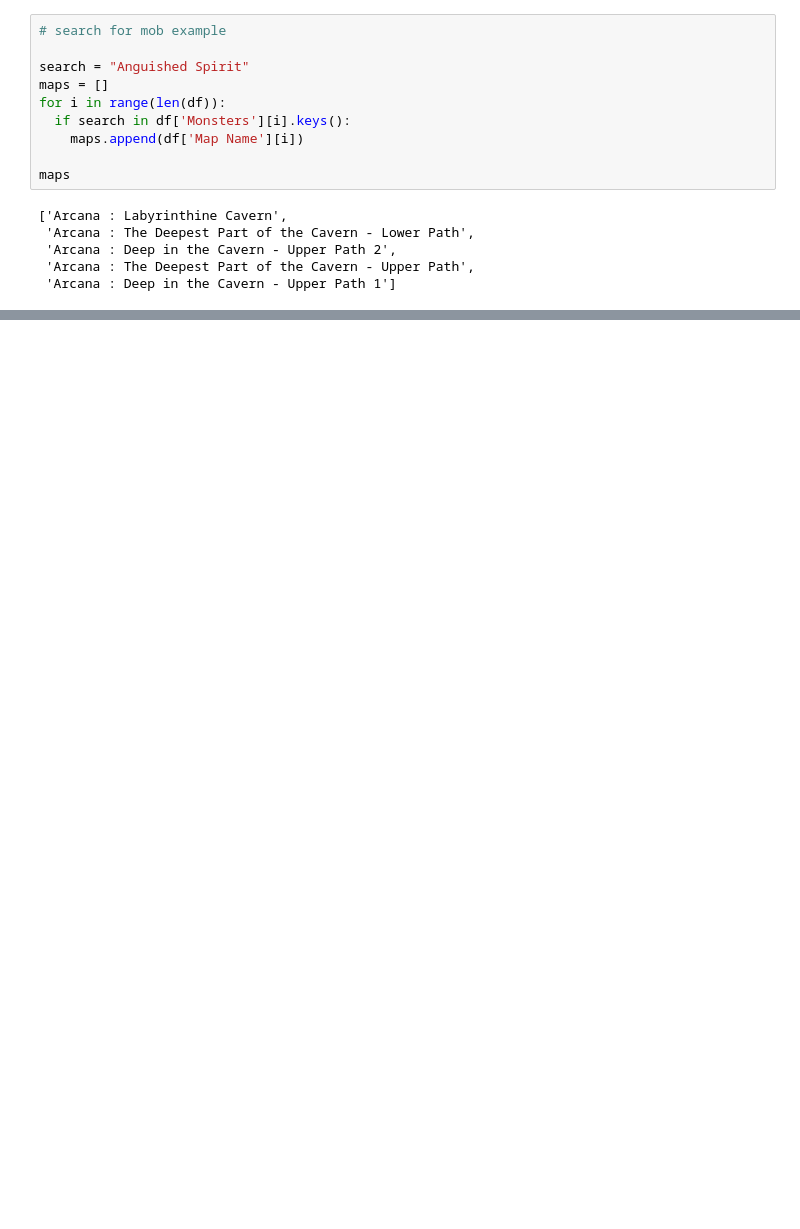
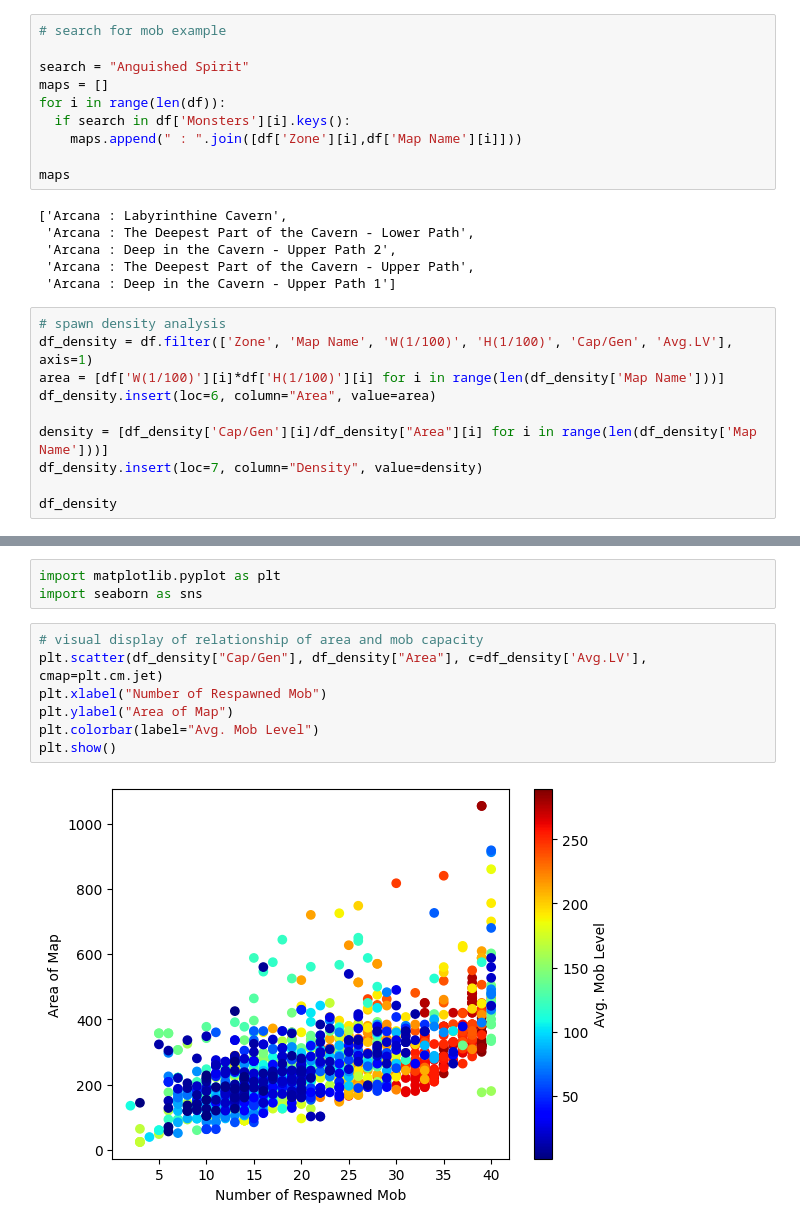
Before and after one commit to jennysu1105/Maplestory-Exploratory-Data, a Jupyter notebook: scrape_map_spawn_data.ipynb, the cells around one changed output, grey strips where cells are left out. Saved outputs shown, nothing was run; the diff lists cells and outputs as text; blank space fills up the shorter version.

```diff
--- a/scrape_map_spawn_data.ipynb
+++ b/scrape_map_spawn_data.ipynb
@@ -40,7 +127,7 @@ search = "Anguished Spirit"
 maps = []
 for i in range(len(df)):
   if search in df['Monsters'][i].keys():
-    maps.append(df['Map Name'][i])
+    maps.append(" : ".join([df['Zone'][i],df['Map Name'][i]]))
 
 maps
 # %% [output]
@@ -49,3 +136,13 @@ maps
  'Arcana : Deep in the Cavern - Upper Path 2',
  'Arcana : The Deepest Part of the Cavern - Upper Path',
  'Arcana : Deep in the Cavern - Upper Path 1']
+# %%
+# spawn density analysis
+df_density = df.filter(['Zone', 'Map Name', 'W(1/100)', 'H(1/100)', 'Cap/Gen', 'Avg.LV'], axis=1)
+area = [df['W(1/100)'][i]*df['H(1/100)'][i] for i in range(len(df_density['Map Name']))]
+df_density.insert(loc=6, column="Area", value=area)
+
+density = [df_density['Cap/Gen'][i]/df_density["Area"][i] for i in range(len(df_density['Map Name']))]
+df_density.insert(loc=7, column="Density", value=density)
+
+df_density
@@ -51,0 +163,12 @@ maps
+# %%
+import matplotlib.pyplot as plt
+import seaborn as sns
+# %%
+# visual display of relationship of area and mob capacity
+plt.scatter(df_density["Cap/Gen"], df_density["Area"], c=df_density['Avg.LV'], cmap=plt.cm.jet)
+plt.xlabel("Number of Respawned Mob")
+plt.ylabel("Area of Map")
+plt.colorbar(label="Avg. Mob Level")
+plt.show()
+# %% [output]
+[figure, added]
```
Also changed, not shown: parts of 15 cells of this notebook.
